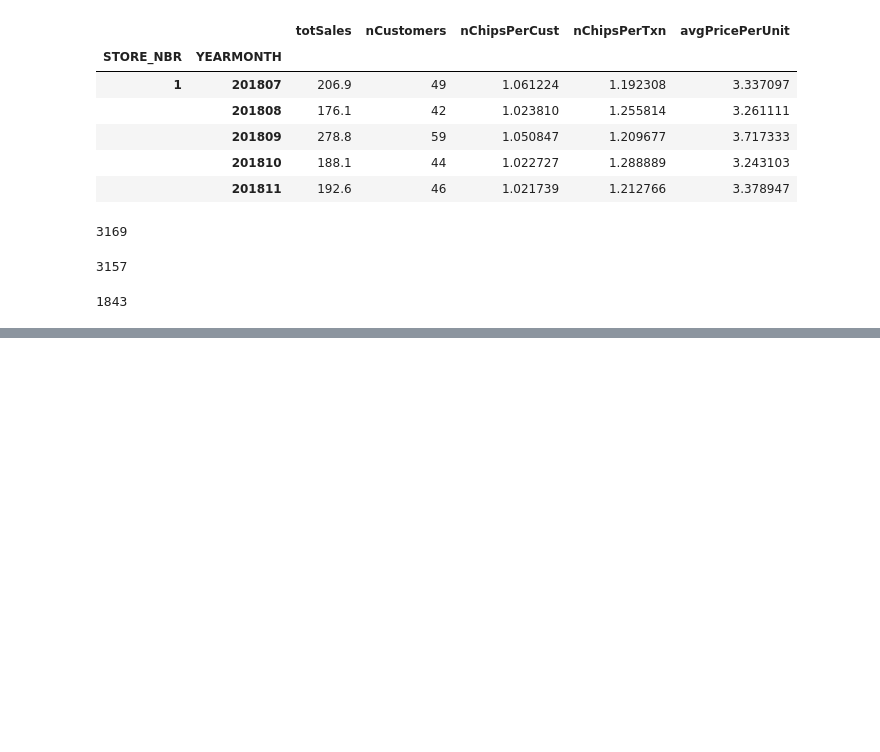
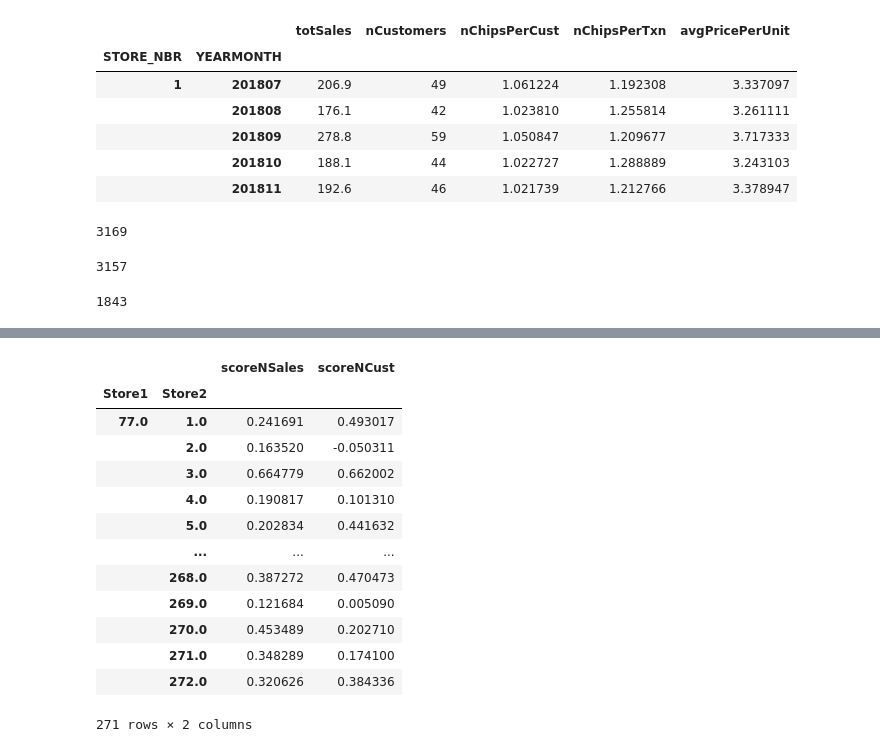
Before and after one commit to Johnson-a-hash/quantium-virtual-program, a Jupyter notebook: Quantium Module 2.ipynb, the cells around one changed output, grey strips where cells are left out. Cells and saved outputs as stored; diff of their text form; code cells hidden in the pictures; blank space fills up the shorter version.

```diff
--- a/Quantium Module 2.ipynb
+++ b/Quantium Module 2.ipynb
@@ -311,0 +379,6 @@ trial_store
+# %%
+# Add an additional column which calculates the weighted average
+
+corr_weight = 0.5
+score_nSales['scoreNSales'] = corr_weight * score_nSales['Correlation'] + (1 - corr_weight) * score_nSales['Magnitude']
+score_nSales.head()
@@ -311,0 +392,5 @@ trial_store
+# %%
+# Now do the same for 'nCustomers'
+
+score_nCustomers = pd.concat([corr_nCustomers, magnitude_nCustomers['Magnitude']], axis = 1)
+score_nCustomers.head()
@@ -311,0 +404,5 @@ trial_store
+# %%
+# Again add a new column for weighted average
+
+score_nCustomers['scoreNCust'] = corr_weight * score_nCustomers['Correlation'] + (1 - corr_weight) * score_nCustomers['Magnitude']
+score_nCustomers.head()
@@ -311,0 +416,25 @@ trial_store
+# %%
+# Index both 'score_nSales' and 'score_nCustomers' dataframe
+
+score_nSales.set_index(['Store1', 'Store2'], inplace = True)
+score_nCustomers.set_index(['Store1', 'Store2'], inplace = True)
+# %%
+# Create a new dataframe 'score_Control' which takes the average of 'scoreNSales' and 'scoreNCust'
+
+score_Control = pd.concat([score_nSales['scoreNSales'], score_nCustomers['scoreNCust']], axis = 1)
+score_Control
+# %% [output]
+|  |  | scoreNSales | scoreNCust |
+| Store1 | Store2 |  |  |
+| 77.0 | 1.0 | 0.241691 | 0.493017 |
+|  | 2.0 | 0.163520 | -0.050311 |
+|  | 3.0 | 0.664779 | 0.662002 |
+|  | 4.0 | 0.190817 | 0.101310 |
+|  | 5.0 | 0.202834 | 0.441632 |
+|  | ... | ... | ... |
+|  | 268.0 | 0.387272 | 0.470473 |
+|  | 269.0 | 0.121684 | 0.005090 |
+|  | 270.0 | 0.453489 | 0.202710 |
+|  | 271.0 | 0.348289 | 0.174100 |
+|  | 272.0 | 0.320626 | 0.384336 |
+271 rows × 2 columns
```
Also changed, not shown: parts of 13 cells of this notebook.
